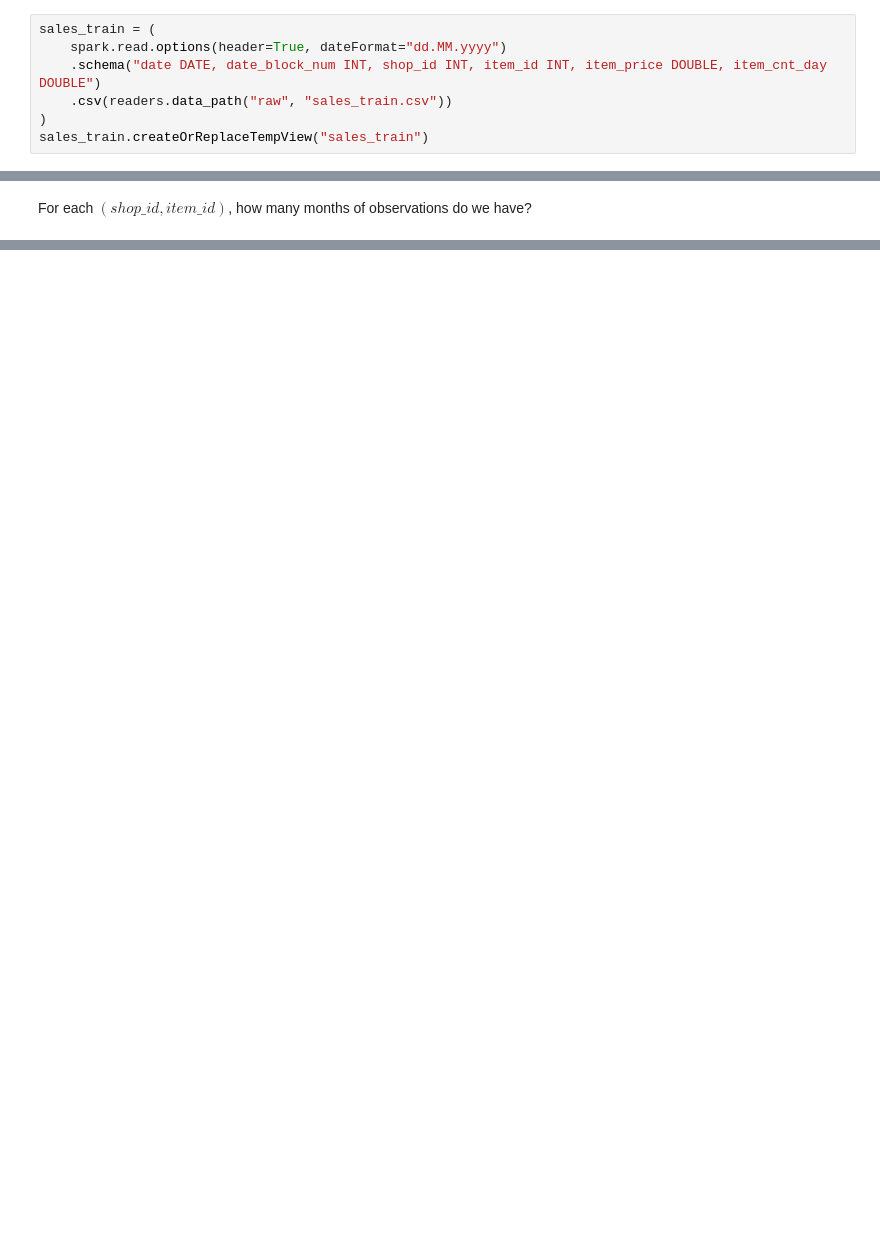
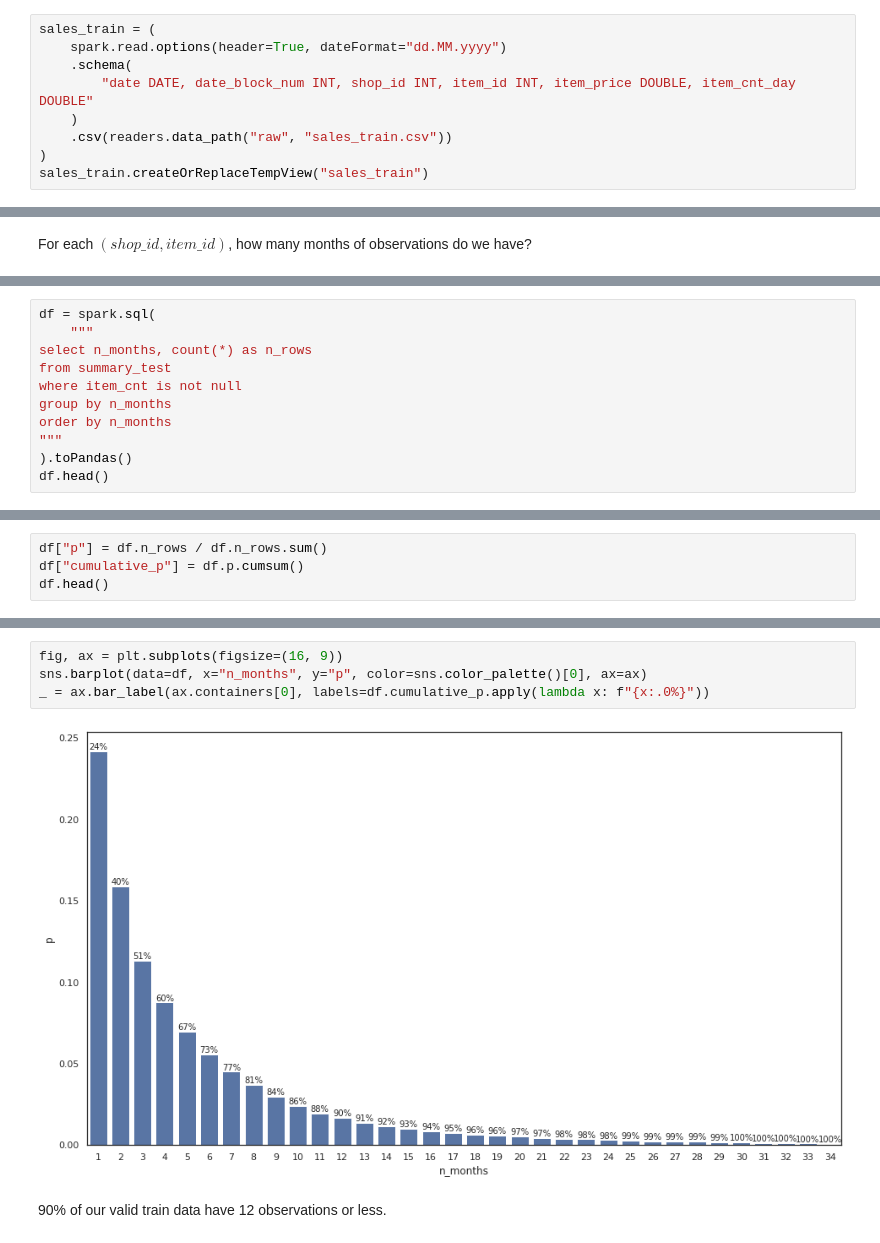
Before and after one commit to guihigashi/kaggle-pfs, a Jupyter notebook: notebooks/01-exploratory.ipynb, the cells around one changed output, grey strips where cells are left out. Drawn from its saved outputs; the diff is of its cells as text; blank space fills up the shorter version.

```diff
--- a/notebooks/01-exploratory.ipynb
+++ b/notebooks/01-exploratory.ipynb
@@ -22,7 +21,9 @@ To adjust logging level use sc.setLogLevel(newLevel). For SparkR, use setLogLeve
 # %%
 sales_train = (
     spark.read.options(header=True, dateFormat="dd.MM.yyyy")
-    .schema("date DATE, date_block_num INT, shop_id INT, item_id INT, item_price DOUBLE, item_cnt_day DOUBLE")
+    .schema(
+        "date DATE, date_block_num INT, shop_id INT, item_id INT, item_price DOUBLE, item_cnt_day DOUBLE"
+    )
     .csv(readers.data_path("raw", "sales_train.csv"))
 )
 sales_train.createOrReplaceTempView("sales_train")
@@ -178,0 +174,11 @@ sns.barplot(data=df, x="n_months", y="p", color=sns.color_palette()[0], ax=ax)
+# %%
+df = spark.sql(
+    """
+select n_months, count(*) as n_rows
+from summary_test
+where item_cnt is not null
+group by n_months
+order by n_months
+"""
+).toPandas()
+df.head()
@@ -178,0 +192,4 @@ sns.barplot(data=df, x="n_months", y="p", color=sns.color_palette()[0], ax=ax)
+# %%
+df["p"] = df.n_rows / df.n_rows.sum()
+df["cumulative_p"] = df.p.cumsum()
+df.head()
@@ -178,0 +223,8 @@ sns.barplot(data=df, x="n_months", y="p", color=sns.color_palette()[0], ax=ax)
+# %%
+fig, ax = plt.subplots(figsize=(16, 9))
+sns.barplot(data=df, x="n_months", y="p", color=sns.color_palette()[0], ax=ax)
+_ = ax.bar_label(ax.containers[0], labels=df.cumulative_p.apply(lambda x: f"{x:.0%}"))
+# %% [output]
+[figure, added]
+# %% [markdown]
+90% of our valid train data have 12 observations or less.
```
Also changed, not shown: parts of 30 cells of this notebook, 1 other file.
